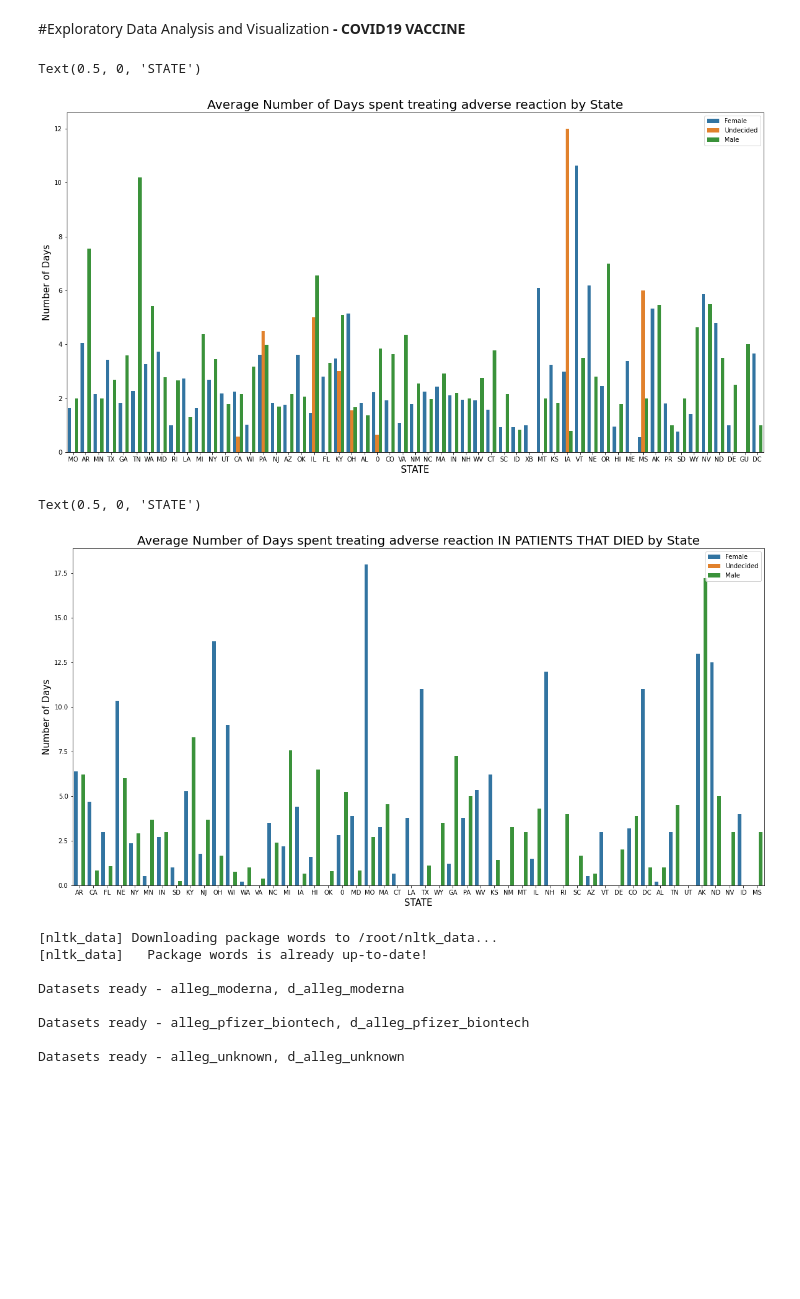
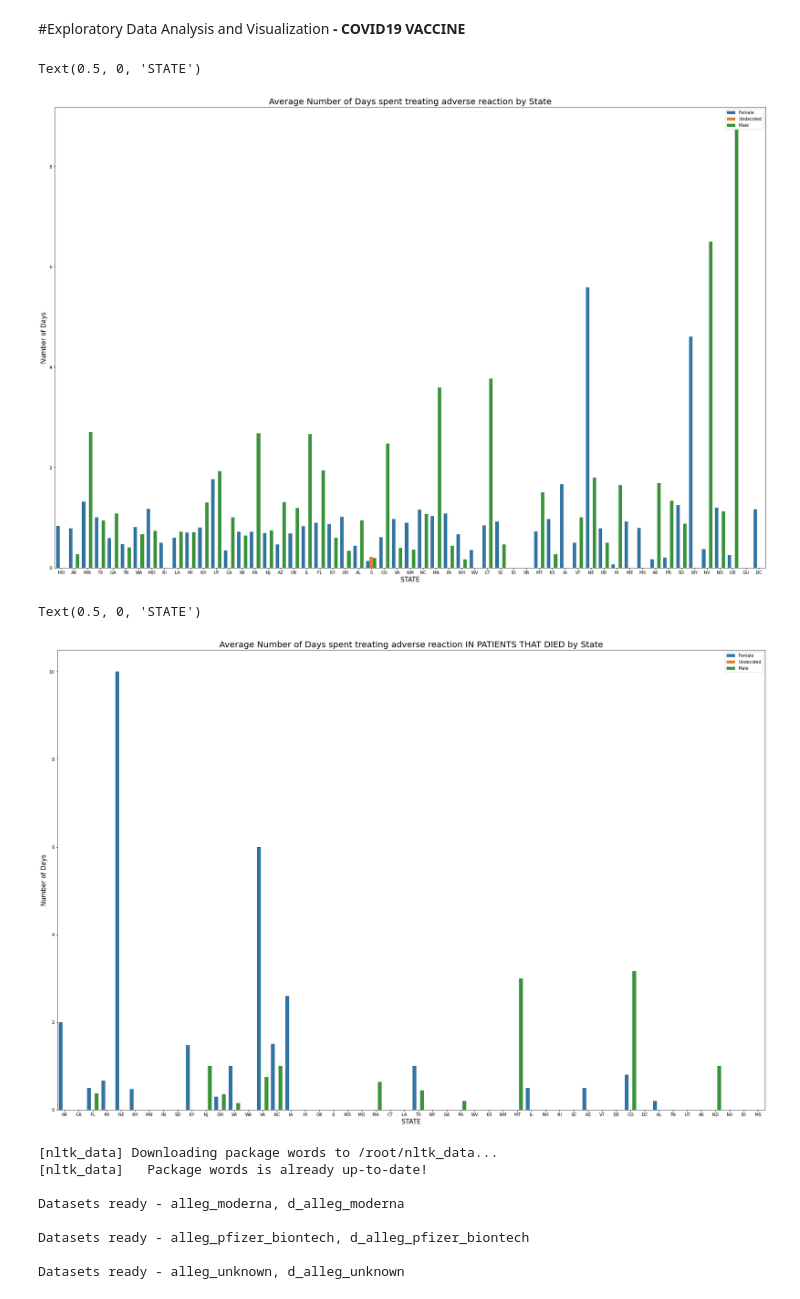
Before and after one commit to invest41/Studying_Reactions_to_Vaccines, a Jupyter notebook: Studying_Reactions_To_VACCINES.ipynb, the cells around one changed output. Cells and saved outputs as stored; diff of their text form; code cells hidden in the pictures; blank space fills up the shorter version.

```diff
--- a/Studying_Reactions_To_VACCINES.ipynb
+++ b/Studying_Reactions_To_VACCINES.ipynb
@@ -194,31 +206,31 @@ Index(['VAERS_ID', 'RECVDATE', 'STATE', 'AGE_YRS', 'CAGE_YR', 'CAGE_MO', 'SEX',
 # %%
 #1.0
 corona_vac_df = new_df[new_df['VAX_TYPE']=='COVID19']
 
 #2.0
-plt.figure(figsize=(20,10))
-sns.barplot(x='STATE', y='NUMDAYS',hue='SEX', data = corona_vac_df[corona_vac_df['NUMDAYS']<100], ci = None)
+plt.figure(figsize=(30,20))
+sns.barplot(x='STATE', y='HOSPDAYS',hue='SEX', data = corona_vac_df, ci = None)
 plt.legend(['Female','Undecided','Male'], loc='upper right')
 plt.title('Average Number of Days spent treating adverse reaction by State',fontsize=20)
 plt.ylabel('Number of Days',fontsize=15)
 plt.xlabel('STATE',fontsize=15)
 # %% [output]
 Text(0.5, 0, 'STATE')
-[figure, old version]
+[figure, new version]
 # %%
  #1.0
 corona_vac_df = new_df[new_df['VAX_TYPE']=='COVID19']
 
 #2.0
-plt.figure(figsize=(20,10))
-sns.barplot(x='STATE', y='NUMDAYS',hue='SEX', data = corona_vac_df[corona_vac_df['NUMDAYS']<100][new_df['DIED']==1], ci = None)
+plt.figure(figsize=(30,20))
+sns.barplot(x='STATE', y='HOSPDAYS', hue='SEX',data = corona_vac_df[new_df['DIED']==1], ci = None)
 plt.legend(['Female','Undecided','Male'], loc='upper right')
 plt.title('Average Number of Days spent treating adverse reaction IN PATIENTS THAT DIED by State',fontsize=20)
 plt.ylabel('Number of Days',fontsize=15)
 plt.xlabel('STATE',fontsize=15)
 # %% [output]
 Text(0.5, 0, 'STATE')
-[figure, old version]
+[figure, new version]
 # %%
 #corona_vac_df[['ALLERGIES']][new_df['DIED']==1].value_counts().head(25).plot.bar()
 
```
Also changed, not shown: parts of 19 cells of this notebook.
